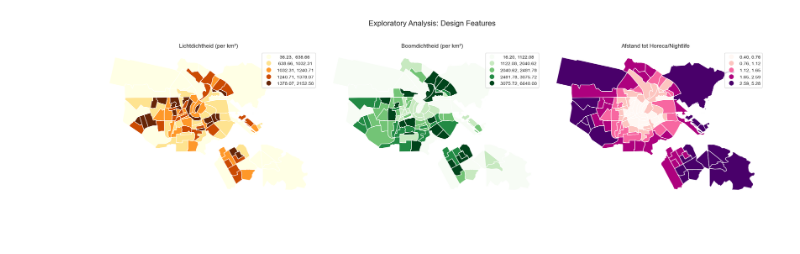
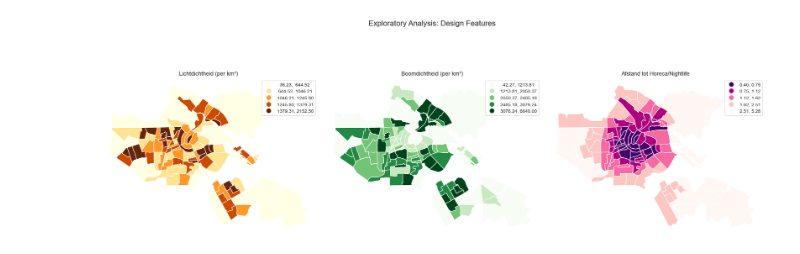
Before and after one commit to YoranB/Spatial-data-science, a Jupyter notebook: Autocorrelation.ipynb, the cells around one changed output. Drawn from its saved outputs; the diff is of its cells as text; code cells hidden in the pictures; blank space fills up the shorter version.

```diff
--- a/Autocorrelation.ipynb
+++ b/Autocorrelation.ipynb
@@ -1,34 +1,74 @@
 # %%
+import pandas as pd
+import geopandas as gpd
 import matplotlib.pyplot as plt
 
-# Zorg dat je gdf (GeoDataFrame) schoon is
-# We kiezen 'mean_dist_nightlife' als relevante facility (Horeca trekt vaak misdaad aan)
-cols = ['Lights_per_km2', 'Trees_per_km2', 'mean_dist_nightlife', 'Misdrijven_per_1000_inwoners']
+gemeenten = gpd.read_file("data/wijken_en_gemeenten.gpkg", layer="gemeenten")
+amsterdam_grens = gemeenten[gemeenten['gemeentenaam'] == 'Amsterdam']
+
+wijken = gpd.read_file("data/wijken_en_gemeenten.gpkg", layer="wijken")
+
+amsterdam_wijken = gpd.clip(wijken, amsterdam_grens)
+
+amsterdam_wijken = amsterdam_wijken[~amsterdam_wijken.is_empty]
+amsterdam_wijken = amsterdam_wijken[amsterdam_wijken.geometry.notna()]
+
+df = pd.read_csv("data/df_final_model.csv")
+
+# Koppel
+gdf = amsterdam_wijken.merge(
+    df,
+    left_on='wijknaam',
+    right_on='neighbourhood_name',
+    how='inner'
+)
+
+cols = ['light_density_per_km2', 'tree_density_per_km2', 'mean_dist_nightlife', 'crime_rate_per_1000']
 gdf_clean = gdf.dropna(subset=cols).copy()
 
-fig, axes = plt.subplots(1, 3, figsize=(20, 6))
+fig, axes = plt.subplots(1, 3, figsize=(20, 8))
 
-# 1. Light Density
-gdf_clean.plot(column='Lights_per_km2', cmap='YlOrBr', scheme='quantiles', k=5, legend=True, ax=axes[0])
+# Light Density
+gdf_clean.plot(
+    column='light_density_per_km2',
+    cmap='YlOrBr',
+    scheme='quantiles',
+    k=5,
+    legend=True,
+    ax=axes[0]
+)
 axes[0].set_title('Lichtdichtheid (per km²)')
 axes[0].axis('off')
 
-# 2. Tree Density
-gdf_clean.plot(column='Trees_per_km2', cmap='Greens', scheme='quantiles', k=5, legend=True, ax=axes[1])
+# Tree Density
+gdf_clean.plot(
+    column='tree_density_per_km2',
+    cmap='Greens',
+    scheme='quantiles',
+    k=5,
+    legend=True,
+    ax=axes[1]
+)
 axes[1].set_title('Boomdichtheid (per km²)')
 axes[1].axis('off')
 
-# 3. Facility: Afstand tot Nightlife
-# (Kies 1 relevante facility zoals gevraagd)
-gdf_clean.plot(column='mean_dist_nightlife', cmap='RdPu', scheme='quantiles', k=5, legend=True, ax=axes[2])
+# Facility: Afstand tot Nightlife
+gdf_clean.plot(
+    column='mean_dist_nightlife',
+    cmap='RdPu_r',
+    scheme='quantiles',
+    k=5,
+    legend=True,
+    ax=axes[2]
+)
 axes[2].set_title('Afstand tot Horeca/Nightlife')
 axes[2].axis('off')
 
 plt.suptitle("Exploratory Analysis: Design Features", fontsize=16)
 plt.tight_layout()
 plt.show()
 # %% [output]
-[figure, old version]
+[figure, new version]
 # %%
 from libpysal.weights import Queen
 from esda.moran import Moran
```
Also changed, not shown: parts of 2 cells of this notebook.
